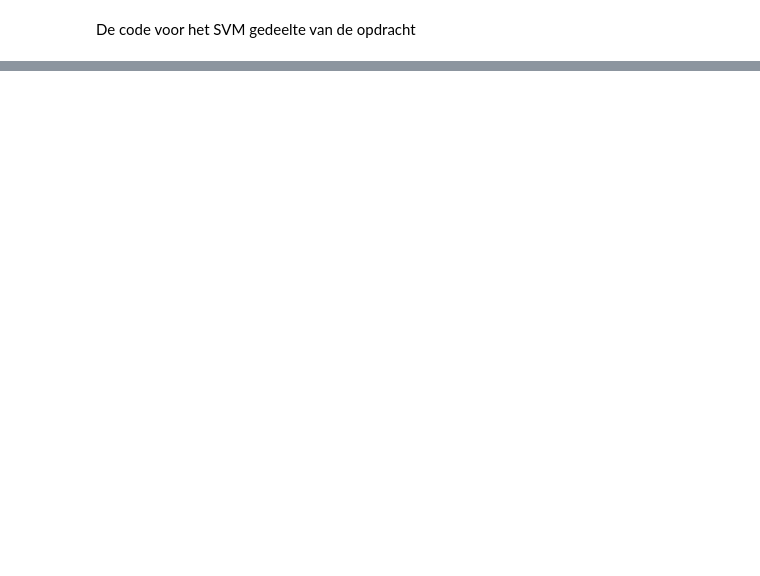
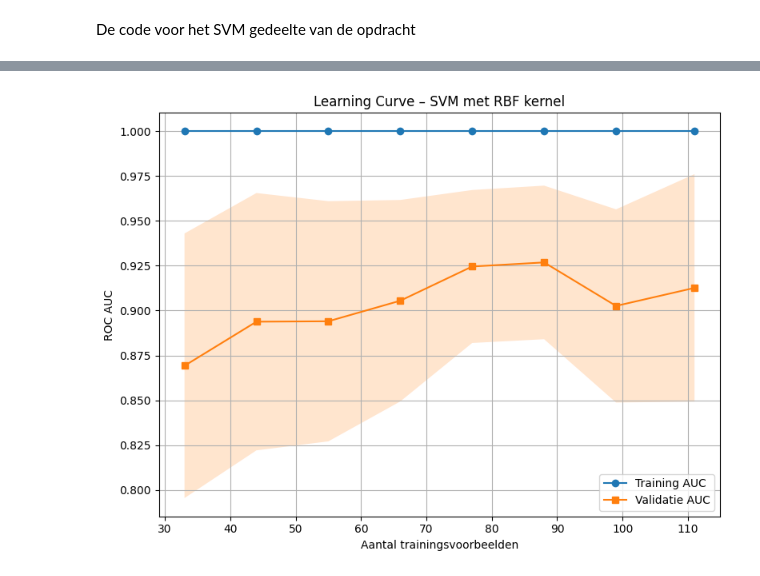
Before and after one commit to Lucaskust/TM10007_ML_Project_gr18, a Jupyter notebook: SVM.ipynb, the cells around one changed output, grey strips where cells are left out. Saved outputs shown, nothing was run; the diff lists cells and outputs as text; code cells hidden in the pictures; blank space fills up the shorter version.

```diff
--- a/SVM.ipynb
+++ b/SVM.ipynb
@@ -32,0 +411,45 @@ print("Feature ranking:", rfecv.ranking_)
+# %%
+from sklearn.svm import SVC
+from sklearn.model_selection import learning_curve
+import numpy as np
+import matplotlib.pyplot as plt
+
+# Gebruik je getunede parameters hier
+best_svm = SVC(kernel='rbf', C=10, gamma='scale', probability=True)
+
+# Learning curve berekening
+train_sizes, train_scores, val_scores = learning_curve(
+    best_svm, X_selected, y_train,
+    cv=5,
+    scoring='roc_auc',
+    train_sizes=np.linspace(0.3, 1.0, 8),  # Start vanaf 30%
+    n_jobs=-1,
+    error_score='raise'  # Debuggen indien gewenst
+)
+
+
+# Gemiddelde en standaarddeviatie berekenen
+train_scores_mean = np.mean(train_scores, axis=1)
+train_scores_std = np.std(train_scores, axis=1)
+val_scores_mean = np.mean(val_scores, axis=1)
+val_scores_std = np.std(val_scores, axis=1)
+
+# Plotten
+plt.figure(figsize=(8, 6))
+plt.plot(train_sizes, train_scores_mean, label="Training AUC", marker='o')
+plt.fill_between(train_sizes, train_scores_mean - train_scores_std,
+                 train_scores_mean + train_scores_std, alpha=0.2)
+
+plt.plot(train_sizes, val_scores_mean, label="Validatie AUC", marker='s')
+plt.fill_between(train_sizes, val_scores_mean - val_scores_std,
+                 val_scores_mean + val_scores_std, alpha=0.2)
+
+plt.title("Learning Curve – SVM met RBF kernel")
+plt.xlabel("Aantal trainingsvoorbeelden")
+plt.ylabel("ROC AUC")
+plt.legend(loc="lower right")
+plt.grid(True)
+plt.tight_layout()
+plt.show()
+# %% [output]
+[figure, added]
```
Also changed, not shown: parts of 9 cells of this notebook.
